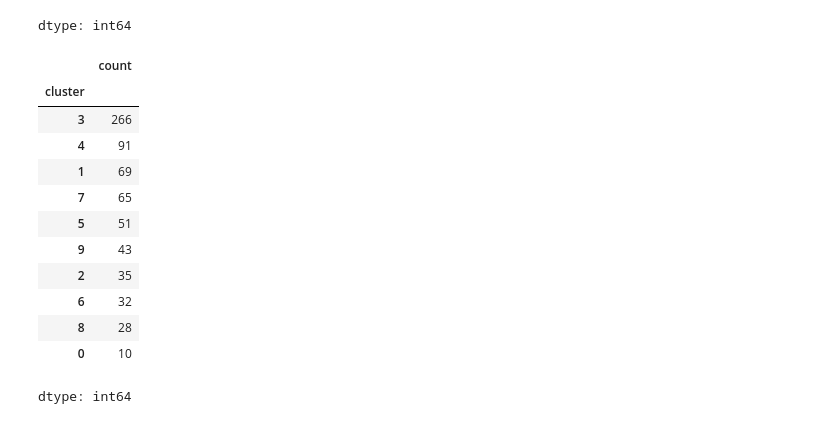
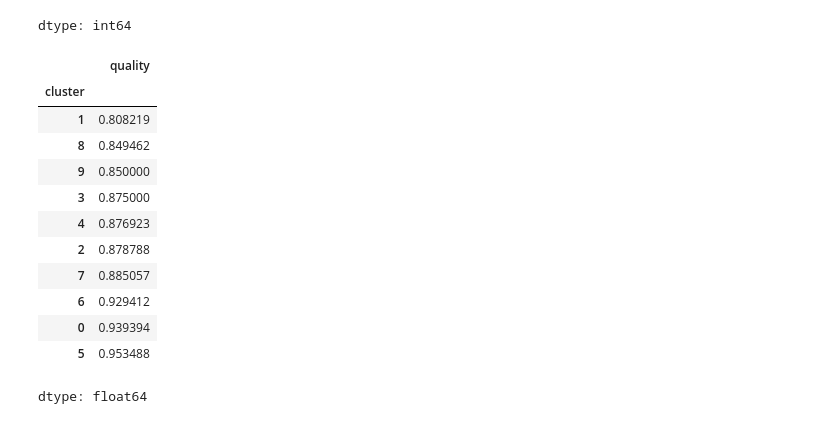
Before and after one commit to Hannah1011/llm-response-clustering, a Jupyter notebook: SpectralClustering_experiment.ipynb, the cells around one changed output. Saved outputs shown, nothing was run; the diff lists cells and outputs as text; code cells hidden in the pictures.

```diff
--- a/SpectralClustering_experiment.ipynb
+++ b/SpectralClustering_experiment.ipynb
@@ -75,20 +87,19 @@ df["cluster"].value_counts()
 | 0 | 33 |
 | 3 | 32 |
 dtype: int64
-# %%
-df.to_csv("df_clustered.csv", index=False, encoding="utf-8-sig")  # CSV 저장
-print("✅ 클러스터링 결과 저장 완료! (df_clustered.csv)")
-# %% [output]
-|  | count |
-| cluster |  |
-| 3 | 266 |
-| 4 | 91 |
-| 1 | 69 |
-| 7 | 65 |
-| 5 | 51 |
-| 9 | 43 |
-| 2 | 35 |
-| 6 | 32 |
-| 8 | 28 |
-| 0 | 10 |
-dtype: int64
+# %%
+df.groupby("cluster").quality.mean().sort_values()
+# %% [output]
+|  | quality |
+| cluster |  |
+| 1 | 0.808219 |
+| 8 | 0.849462 |
+| 9 | 0.850000 |
+| 3 | 0.875000 |
+| 4 | 0.876923 |
+| 2 | 0.878788 |
+| 7 | 0.885057 |
+| 6 | 0.929412 |
+| 0 | 0.939394 |
+| 5 | 0.953488 |
+dtype: float64
```
Also changed, not shown: parts of 6 cells of this notebook.
